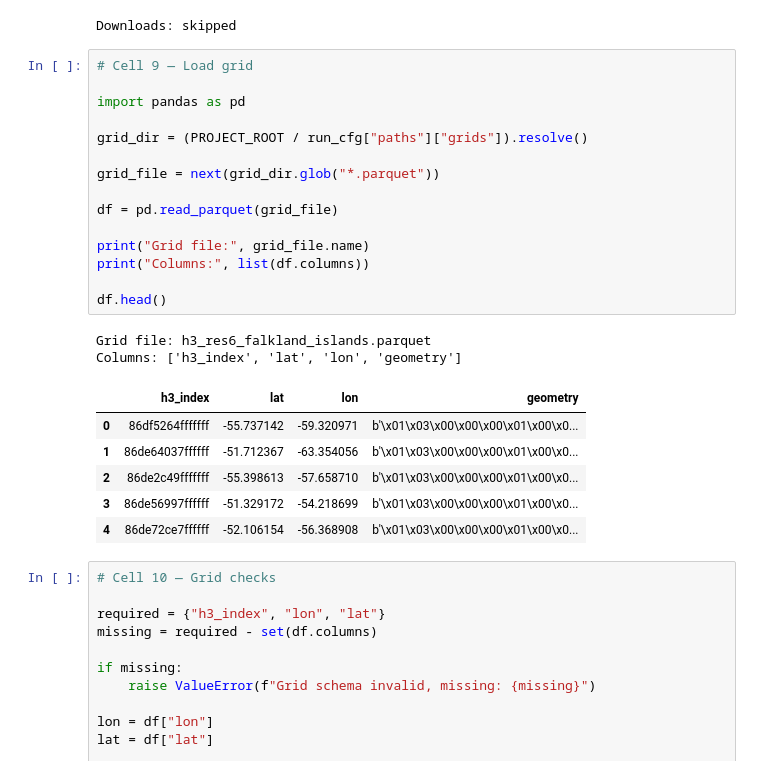
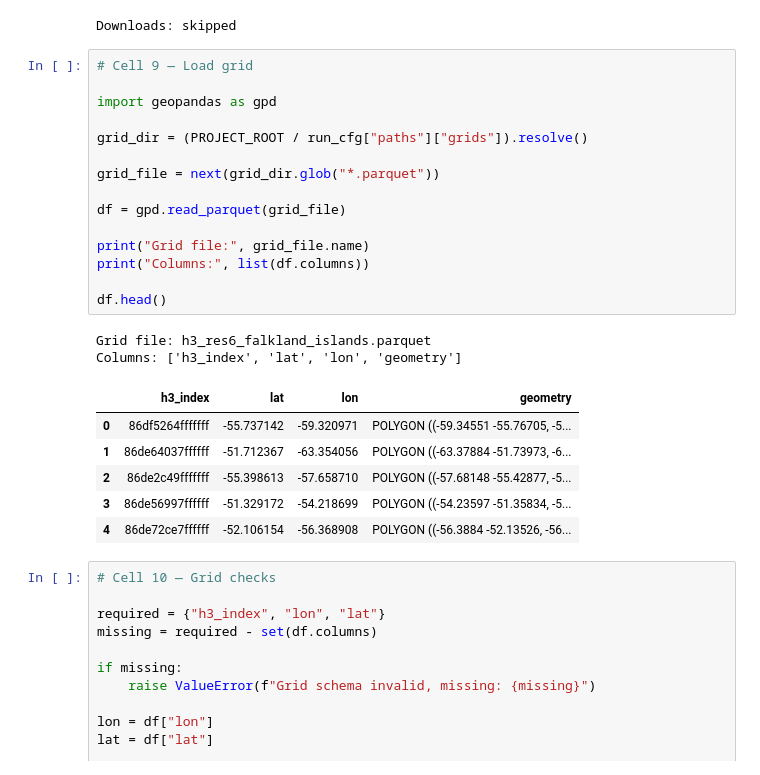
Before and after one commit to elpbatista/falkland-bycatch-riskscape, a Jupyter notebook: notebooks/00_pipeline_execution.ipynb, the cells around one changed output. Drawn from its saved outputs; the diff is of its cells as text.

```diff
--- a/notebooks/00_pipeline_execution.ipynb
+++ b/notebooks/00_pipeline_execution.ipynb
@@ -140,27 +140,27 @@ Downloads: skipped
 # %%
 # Cell 9 — Load grid
 
-import pandas as pd
+import geopandas as gpd
 
 grid_dir = (PROJECT_ROOT / run_cfg["paths"]["grids"]).resolve()
 
 grid_file = next(grid_dir.glob("*.parquet"))
 
-df = pd.read_parquet(grid_file)
+df = gpd.read_parquet(grid_file)
 
 print("Grid file:", grid_file.name)
 print("Columns:", list(df.columns))
 
 df.head()
 # %% [output]
 Grid file: h3_res6_falkland_islands.parquet
 Columns: ['h3_index', 'lat', 'lon', 'geometry']
 |  | h3_index | lat | lon | geometry |
-| 0 | 86df5264fffffff | -55.737142 | -59.320971 | b'\x01\x03\x00\x00\x00\x01\x00\x0... |
-| 1 | 86de64037ffffff | -51.712367 | -63.354056 | b'\x01\x03\x00\x00\x00\x01\x00\x0... |
-| 2 | 86de2c49fffffff | -55.398613 | -57.658710 | b'\x01\x03\x00\x00\x00\x01\x00\x0... |
-| 3 | 86de56997ffffff | -51.329172 | -54.218699 | b'\x01\x03\x00\x00\x00\x01\x00\x0... |
-| 4 | 86de72ce7ffffff | -52.106154 | -56.368908 | b'\x01\x03\x00\x00\x00\x01\x00\x0... |
+| 0 | 86df5264fffffff | -55.737142 | -59.320971 | POLYGON ((-59.34551 -55.76705, -5... |
+| 1 | 86de64037ffffff | -51.712367 | -63.354056 | POLYGON ((-63.37884 -51.73973, -6... |
+| 2 | 86de2c49fffffff | -55.398613 | -57.658710 | POLYGON ((-57.68148 -55.42877, -5... |
+| 3 | 86de56997ffffff | -51.329172 | -54.218699 | POLYGON ((-54.23597 -51.35834, -5... |
+| 4 | 86de72ce7ffffff | -52.106154 | -56.368908 | POLYGON ((-56.3884 -52.13526, -56... |
 # %%
 # Cell 10 — Grid checks
 
```
Also changed, not shown: 20 other files.
